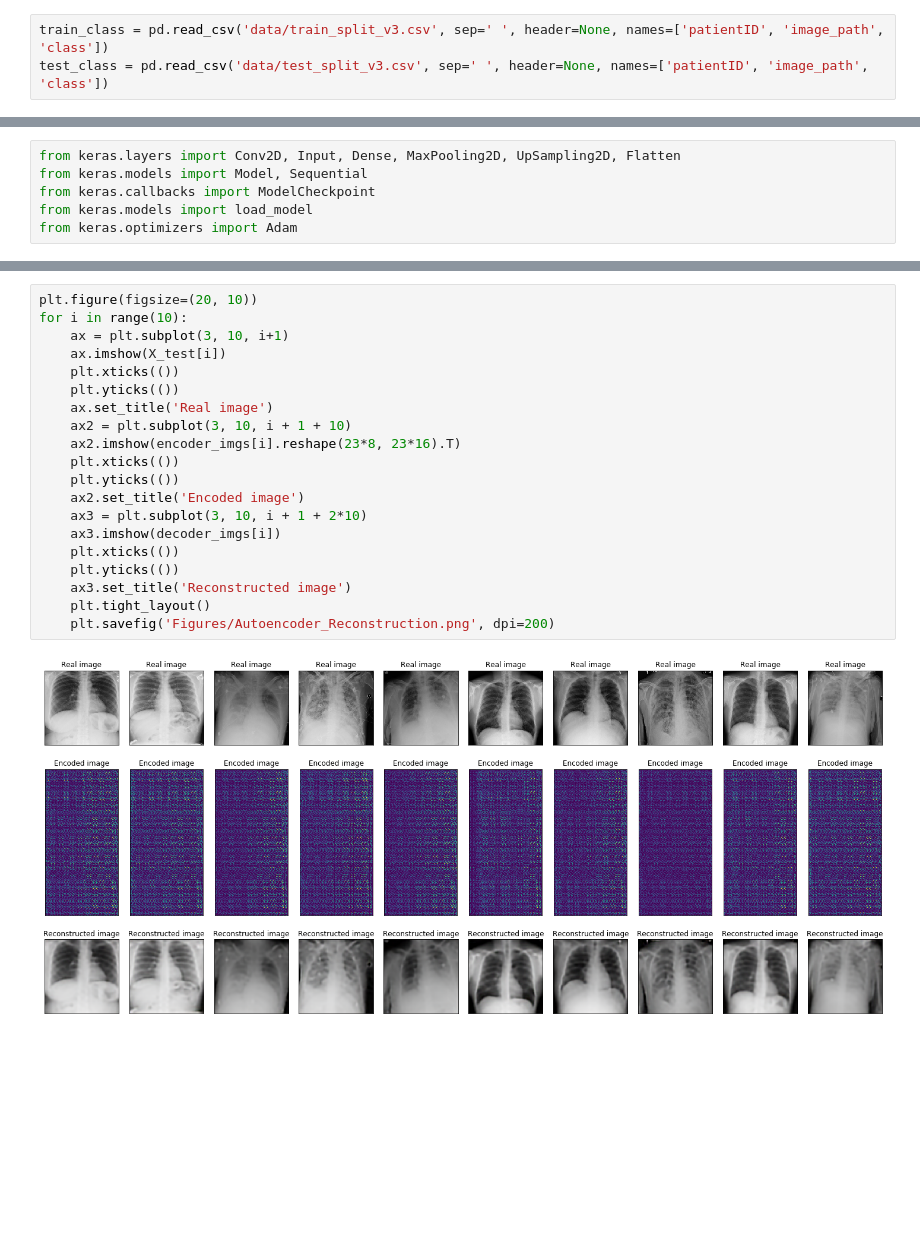
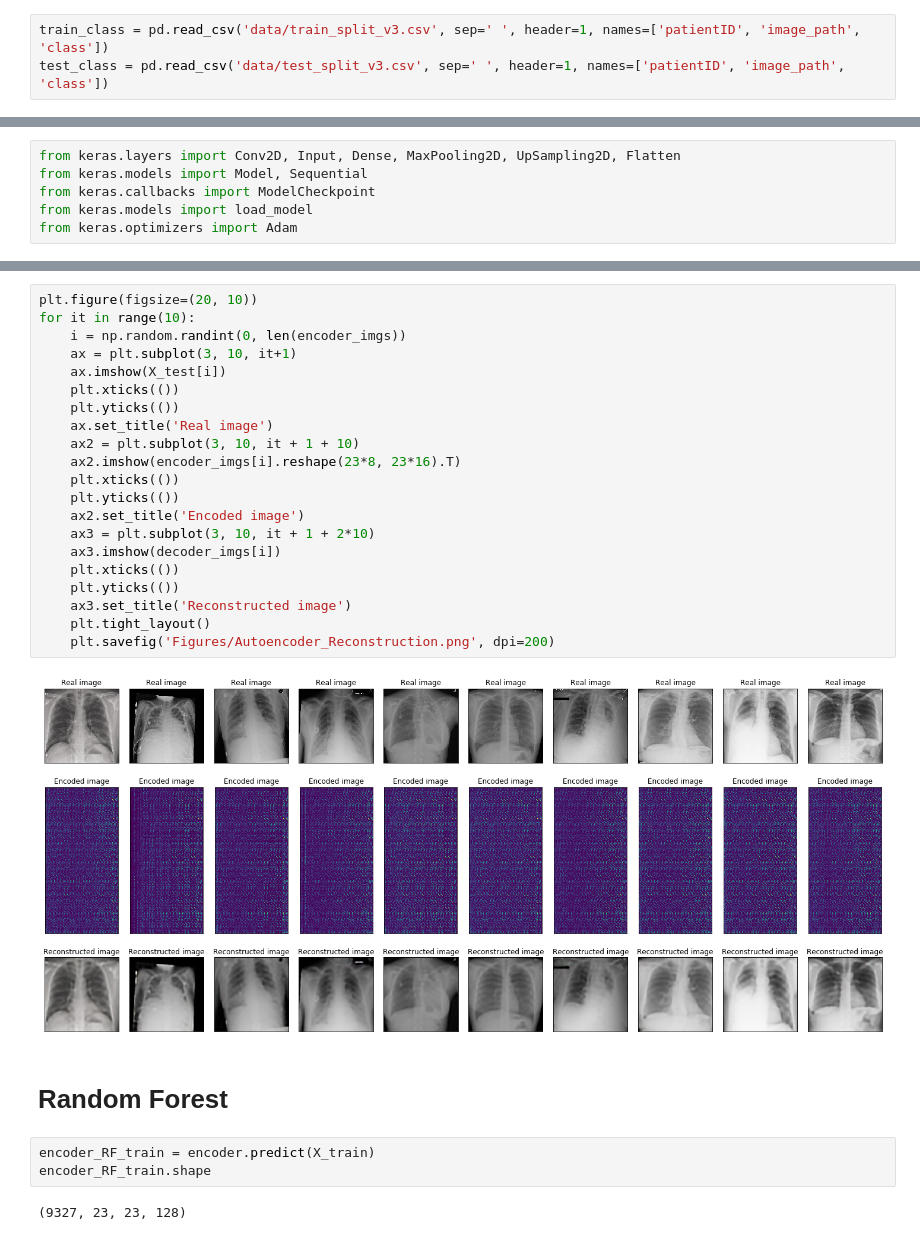
Before and after one commit to TsspGit/CodVid19_CIEMAT, a Jupyter notebook: Covid_autoencoder.ipynb, the cells around one changed output, grey strips where cells are left out. Drawn from its saved outputs; the diff is of its cells as text; blank space fills up the shorter version.

```diff
--- a/Covid_autoencoder.ipynb
+++ b/Covid_autoencoder.ipynb
@@ -25,5 +28,5 @@ Num CPUs Available:  7
  - 2 GPUs
  - 7 CPUs
 # %%
-train_class = pd.read_csv('data/train_split_v3.csv', sep=' ', header=None, names=['patientID', 'image_path', 'class'])
-test_class = pd.read_csv('data/test_split_v3.csv', sep=' ', header=None, names=['patientID', 'image_path', 'class'])
+train_class = pd.read_csv('data/train_split_v3.csv', sep=' ', header=1, names=['patientID', 'image_path', 'class'])
+test_class = pd.read_csv('data/test_split_v3.csv', sep=' ', header=1, names=['patientID', 'image_path', 'class'])
@@ -261,22 +243,30 @@ NameError: name 'history' is not defined
 # %%
 plt.figure(figsize=(20, 10))
-for i in range(10):
-    ax = plt.subplot(3, 10, i+1)
+for it in range(10):
+    i = np.random.randint(0, len(encoder_imgs))
+    ax = plt.subplot(3, 10, it+1)
     ax.imshow(X_test[i])
     plt.xticks(())
     plt.yticks(())
     ax.set_title('Real image')
-    ax2 = plt.subplot(3, 10, i + 1 + 10)
+    ax2 = plt.subplot(3, 10, it + 1 + 10)
     ax2.imshow(encoder_imgs[i].reshape(23*8, 23*16).T)
     plt.xticks(())
     plt.yticks(())
     ax2.set_title('Encoded image')
-    ax3 = plt.subplot(3, 10, i + 1 + 2*10)
+    ax3 = plt.subplot(3, 10, it + 1 + 2*10)
     ax3.imshow(decoder_imgs[i])
     plt.xticks(())
     plt.yticks(())
     ax3.set_title('Reconstructed image')
     plt.tight_layout()
     plt.savefig('Figures/Autoencoder_Reconstruction.png', dpi=200)
 # %% [output]
-[figure, old version]
+[figure, new version]
+# %% [markdown]
+# Random Forest
+# %%
+encoder_RF_train = encoder.predict(X_train)
+encoder_RF_train.shape
+# %% [output]
+(9327, 23, 23, 128)
```
Also changed, not shown: parts of 25 cells of this notebook, 6 other files.
